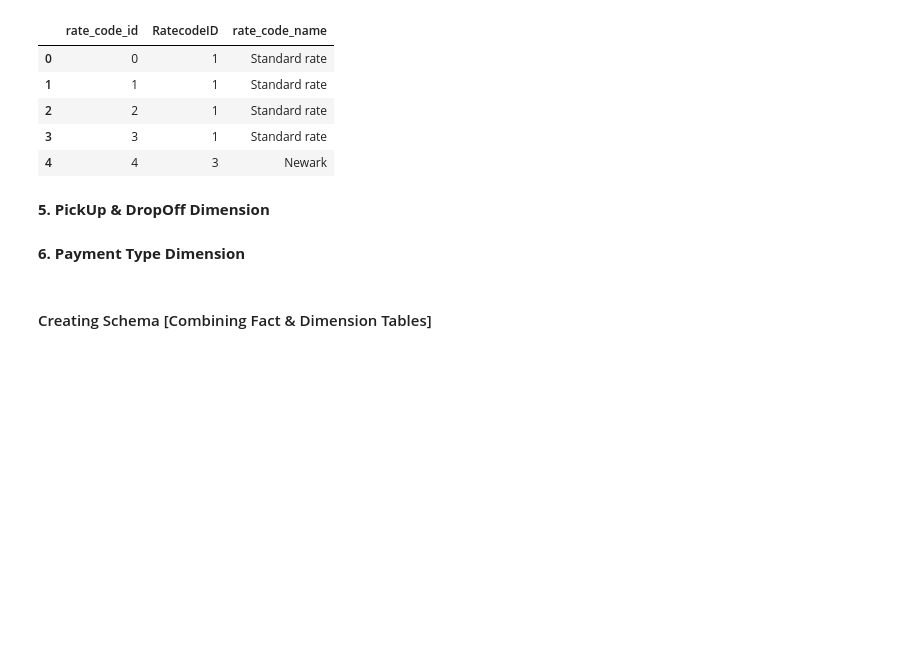
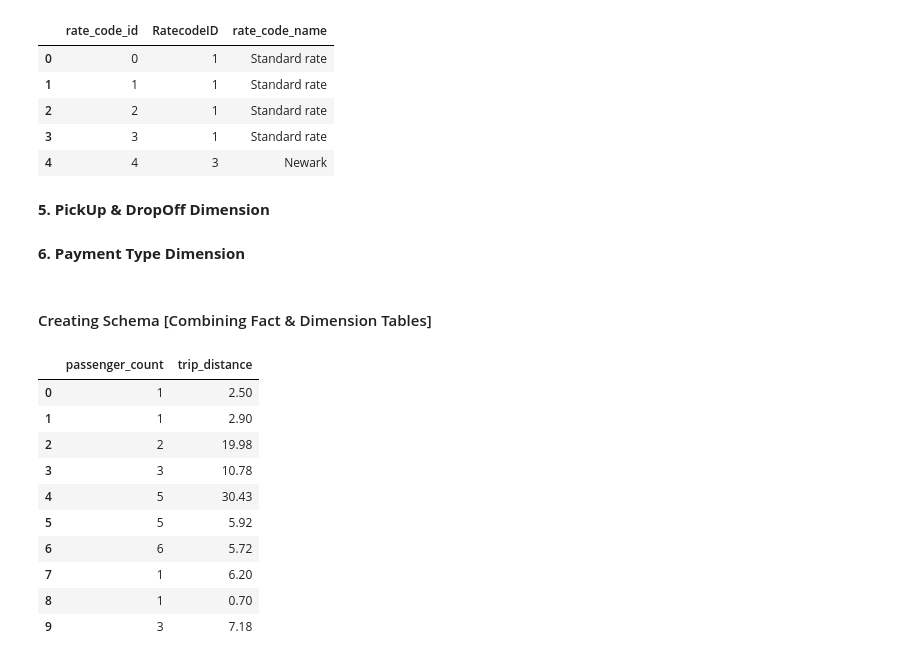
Before and after one commit to freakypandit/Uber-data-engineering-project, a Jupyter notebook: uber_data_analysis.ipynb, the cells around one changed output. Cells and saved outputs as stored; diff of their text form; code cells hidden in the pictures; blank space fills up the shorter version.

```diff
--- a/uber_data_analysis.ipynb
+++ b/uber_data_analysis.ipynb
@@ -200,3 +200,19 @@ fact_table = df.merge(occupancy_dim, left_on='trip_id', right_on='occupancy_dim_
                'trip_distance_id', 'rate_code_id', 'store_and_fwd_flag', 'pickup_location_id', 'dropoff_location_id',
                'payment_type_id', 'fare_amount', 'extra', 'mta_tax', 'tip_amount', 'tolls_amount',
                'improvement_surcharge', 'total_amount']]
+# %%
+fact_table = df[['passenger_count', 'trip_distance']]
+# %%
+fact_table.head(10)
+# %% [output]
+|  | passenger_count | trip_distance |
+| 0 | 1 | 2.50 |
+| 1 | 1 | 2.90 |
+| 2 | 2 | 19.98 |
+| 3 | 3 | 10.78 |
+| 4 | 5 | 30.43 |
+| 5 | 5 | 5.92 |
+| 6 | 6 | 5.72 |
+| 7 | 1 | 6.20 |
+| 8 | 1 | 0.70 |
+| 9 | 3 | 7.18 |
```
Also changed, not shown: parts of 1 cell of this notebook, 32 other files.
